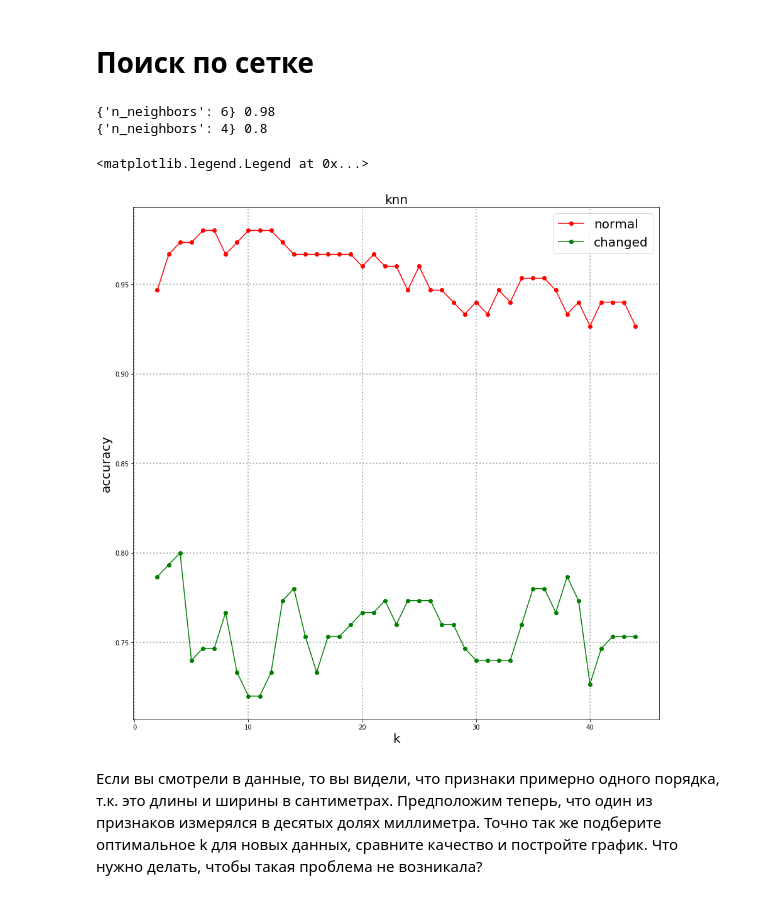
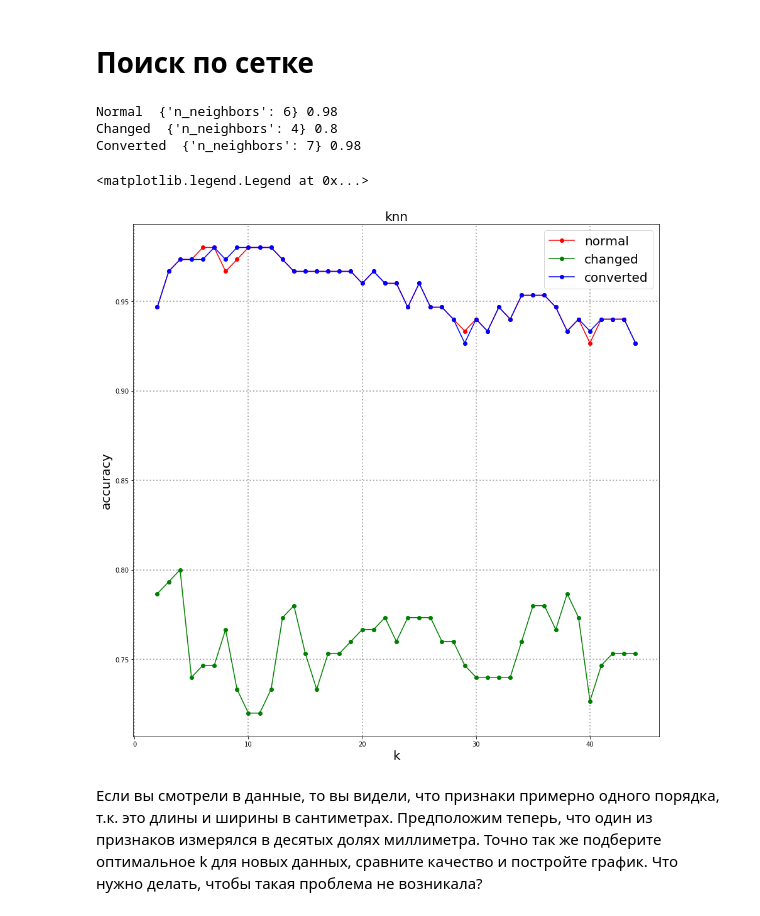
Before and after one commit to Skufler/machine-learning-course, a Jupyter notebook: Hometask_2.ipynb, the cells around one changed output. Saved outputs shown, nothing was run; the diff lists cells and outputs as text; code cells hidden in the pictures.

```diff
--- a/Hometask_2.ipynb
+++ b/Hometask_2.ipynb
@@ -49,35 +49,42 @@ y = iris.target
 # %%
 # Вы уже умеете пользоваться GridSearchCV (см семинар по knn)
 
 normal_model = KNeighborsClassifier()
 interesting_model = KNeighborsClassifier()
-
+converted_model = KNeighborsClassifier()
 
 params = {'n_neighbors': np.array(np.arange(2, 45, 1), dtype='int') }
 
 gscv = GridSearchCV(model, params, cv=5)
 gscv.fit(x, y)
-print(gscv.best_params_, gscv.best_score_)
+print('Normal ', gscv.best_params_, gscv.best_score_)
 
 X_new = x * np.array((100, 1, 1, 1))
 interesting_gscv = GridSearchCV(interesting_model, params, cv=5)
 interesting_gscv.fit(X_new, y)
-print(interesting_gscv.best_params_, interesting_gscv.best_score_)
+print('Changed ', interesting_gscv.best_params_, interesting_gscv.best_score_)
 
+
+X_converted = x * np.array((100, 100, 100, 100))
+converted_gscv = GridSearchCV(converted_model, params, cv=5)
+converted_gscv.fit(X_converted, y)
+print('Converted ', converted_gscv.best_params_, converted_gscv.best_score_)
 
 plt.figure(figsize=(15, 15))
 plt.grid(linestyle=':', linewidth=2)
 plt.plot(params['n_neighbors'], gscv.cv_results_['mean_test_score'], 'ro-', label='normal')
 plt.plot(params['n_neighbors'], interesting_gscv.cv_results_['mean_test_score'], 'go-', label='changed')
+plt.plot(params['n_neighbors'], converted_gscv.cv_results_['mean_test_score'], 'bo-', label='converted')
 plt.xlabel('k', fontsize=20)
 plt.ylabel('accuracy', fontsize=20)
 plt.title('knn',  fontsize=20)
 plt.legend(fontsize=20)
 # %% [output]
-{'n_neighbors': 6} 0.98
-{'n_neighbors': 4} 0.8
+Normal  {'n_neighbors': 6} 0.98
+Changed  {'n_neighbors': 4} 0.8
+Converted  {'n_neighbors': 7} 0.98
 <matplotlib.legend.Legend at 0x...>
-[figure, old version]
+[figure, new version]
 # %% [markdown]
 Если вы смотрели в данные, то вы видели, что признаки примерно одного порядка, т.к. это длины и ширины в сантиметрах. Предположим теперь, что один из признаков измерялся в десятых долях миллиметра. Точно так же подберите оптимальное k для новых данных, сравните качество и постройте график. Что нужно делать, чтобы такая проблема не возникала?
 # %% [markdown]
```
Also changed, not shown: parts of 7 cells of this notebook.
